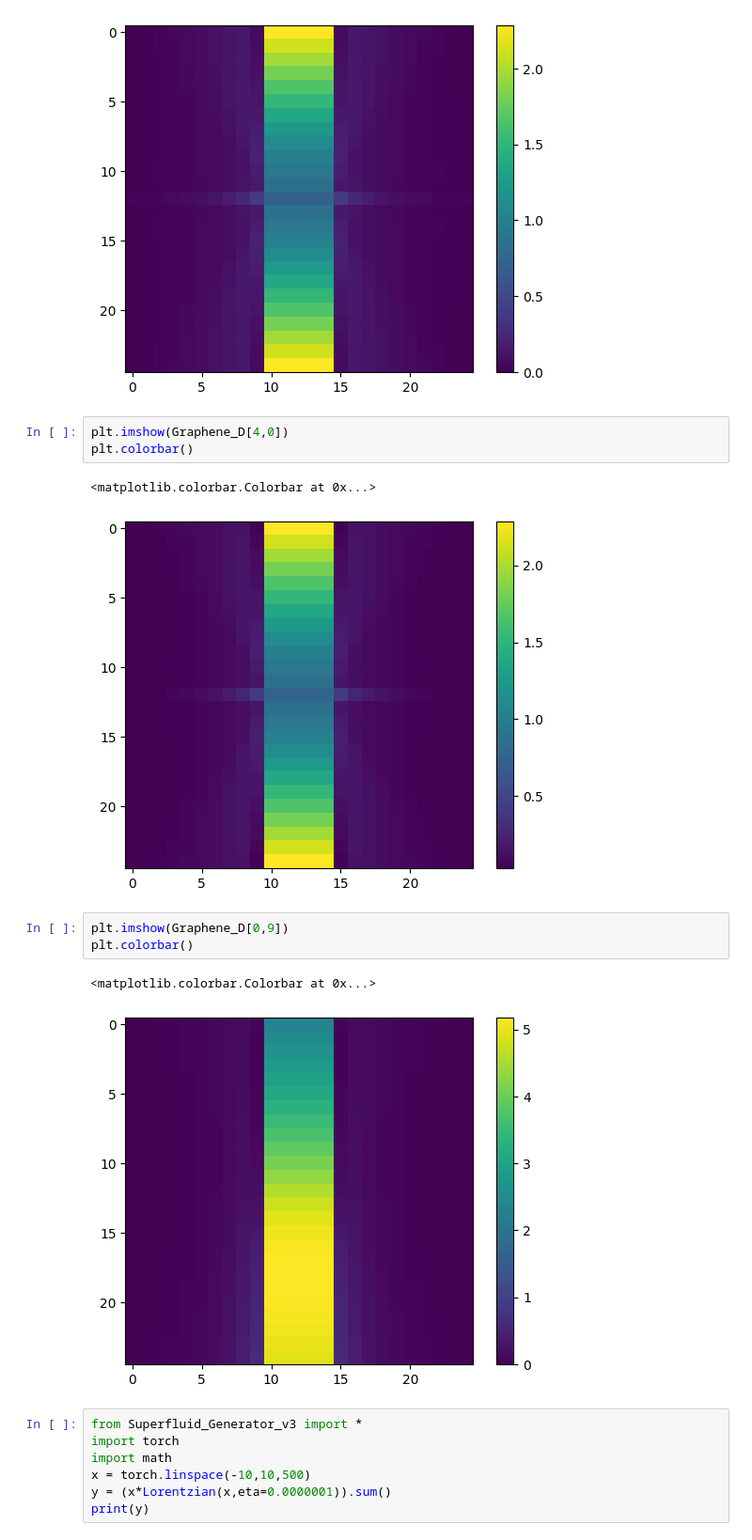
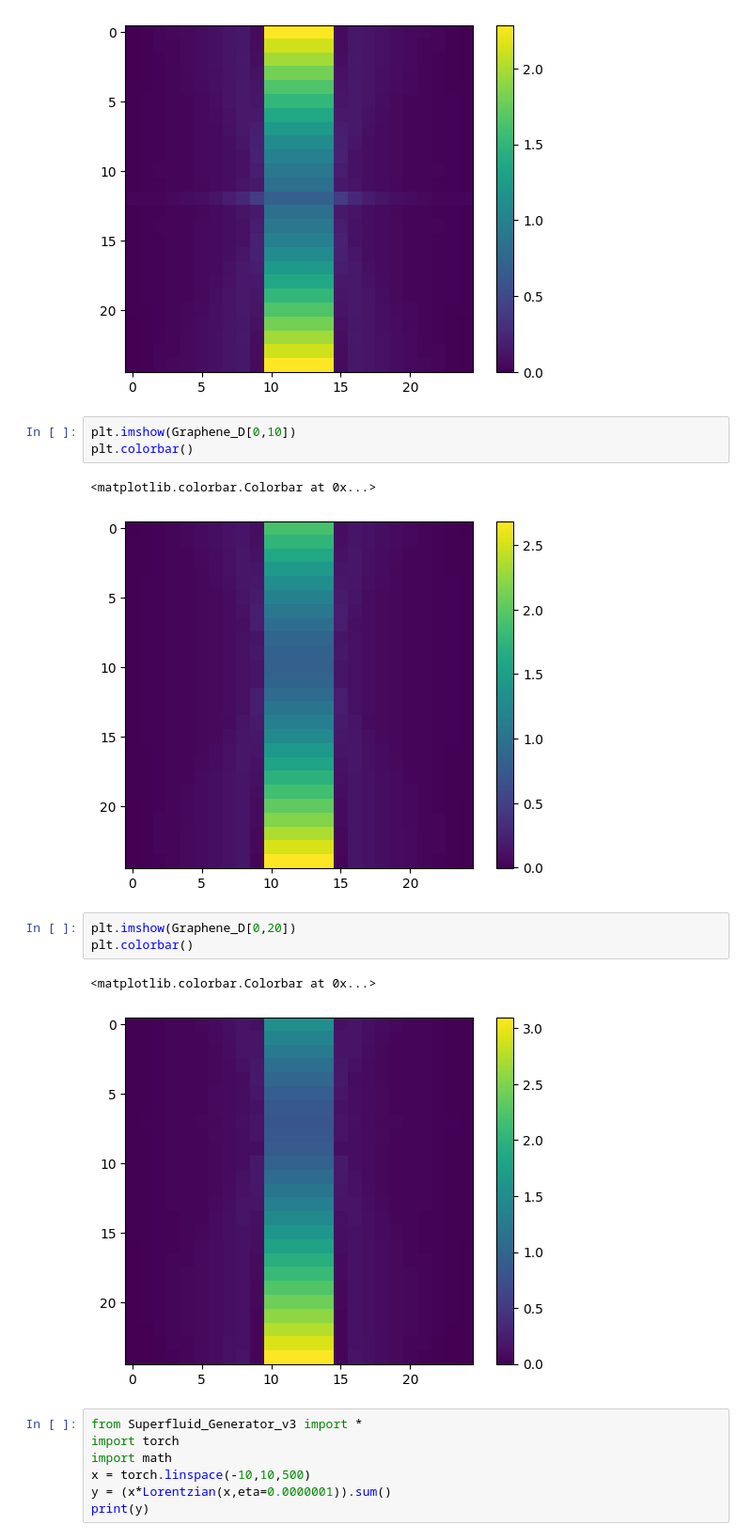
Before and after one commit to Junang-Wang/Top-invar-DL, a Jupyter notebook: Dirac_Current_clever_sampling.ipynb, the cells around one changed output. Shown at 94% size. Drawn from its saved outputs; the diff is of its cells as text.

```diff
--- a/Dirac_Current_clever_sampling.ipynb
+++ b/Dirac_Current_clever_sampling.ipynb
@@ -190,17 +189,17 @@ plt.colorbar()
 <matplotlib.colorbar.Colorbar at 0x...>
 [figure]
 # %%
-plt.imshow(Graphene_D[4,0])
+plt.imshow(Graphene_D[0,10])
 plt.colorbar()
 # %% [output]
 <matplotlib.colorbar.Colorbar at 0x...>
-[figure, old version]
+[figure, new version]
 # %%
-plt.imshow(Graphene_D[0,9])
+plt.imshow(Graphene_D[0,20])
 plt.colorbar()
 # %% [output]
 <matplotlib.colorbar.Colorbar at 0x...>
-[figure, old version]
+[figure, new version]
 # %%
 from Superfluid_Generator_v3 import *
 import torch
```
Also changed, not shown: parts of 2 cells of this notebook, 3 other files.
